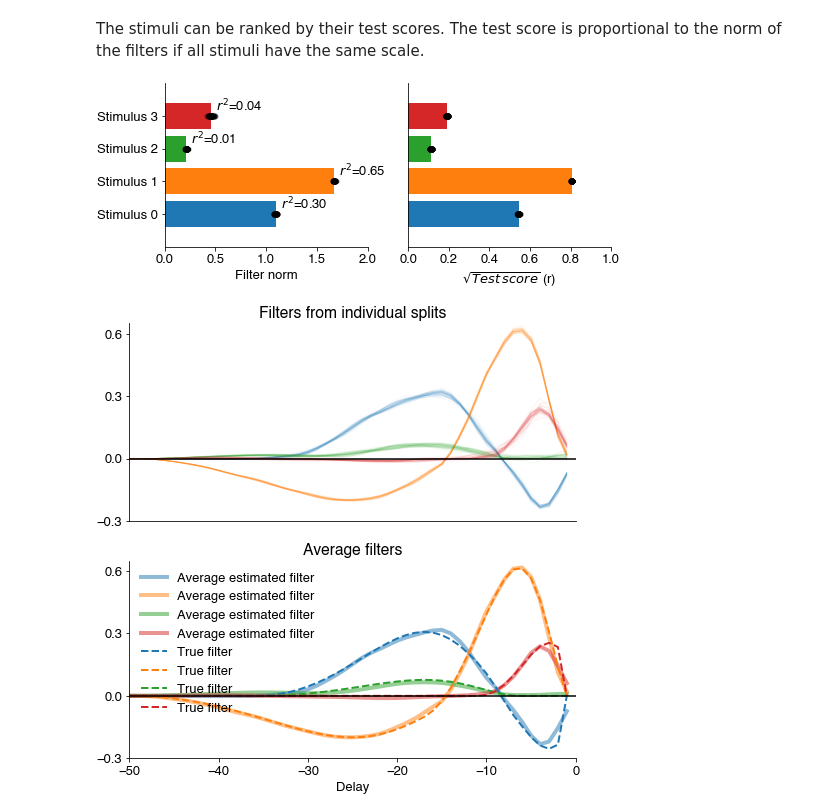
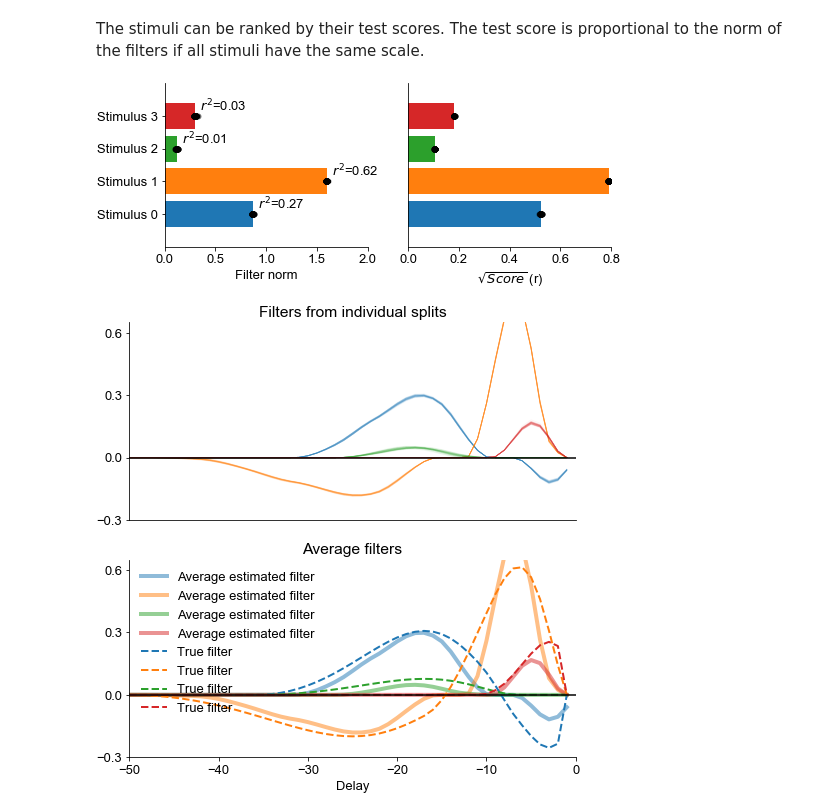
Before and after one commit to janclemenslab/glm_utils, a Jupyter notebook: demo/basics.ipynb, the cells around one changed output. Cells and saved outputs as stored; diff of their text form; code cells hidden in the pictures.

```diff
--- a/demo/basics.ipynb
+++ b/demo/basics.ipynb
@@ -136,5 +136,5 @@ The test score, [r2](https://en.wikipedia.org/wiki/Coefficient_of_determination)
 # %%
-lr = sklearn.linear_model.Lasso()
+lr = sklearn.linear_model.LassoCV()
 lr.fit(X_train, y_train)
-print(f"Test score (r2): {lr.score(X_test, y_test):1.2f}.")
+print(f"Test score ($r^2$): {lr.score(X_test, y_test):1.2f}.")
 # %% [output]
@@ -191,27 +191,27 @@ The stimuli can be ranked by their test scores. The test score is proportional t
 # %%
 stim_names = [f'Stimulus {ii}' for ii in range(nb_stim)]
 stim_colors = plt.rcParams['axes.prop_cycle'].by_key()['color']
 
 plt.figure(figsize=(8, 3))
 plt.subplot(121)
 for stim in range(nb_stim):
     plt.plot(filter_norms[stim], [stim]*nb_splits, 'ok', alpha=0.5)
     plt.barh(stim, np.mean(filter_norms[stim]))
     plt.text(np.mean(filter_norms[stim]) + 0.05, stim + 0.15, s=f"$r^2$={np.mean(test_scores[stim]):0.2f}")
 plt.yticks(np.arange(nb_stim), stim_names)
 plt.xlabel('Filter norm')
 plt.xlim(0)
 
 plt.subplot(122)
 for stim in range(nb_stim):
     plt.plot(np.sqrt(test_scores[stim]), [stim]*nb_splits, 'ok', alpha=0.5)
     plt.barh(stim, np.mean(np.sqrt(test_scores[stim])))
 plt.yticks(())
-plt.xlabel('$\sqrt{Test\,score}$ (r)')
+plt.xlabel('$\sqrt{Score}$ (r)')
 plt.xlim(0)
 plt.show()
 # %% [output]
-[figure, old version]
+[figure, new version]
 # %%
 plt.figure(figsize=(8, 8))
 plt.subplot(211)
@@ -235,4 +235,4 @@ plt.legend(loc='upper left')
 plt.title('Average filters')
 plt.show()
 # %% [output]
-[figure, old version]
+[figure, new version]
```
Also changed, not shown: parts of 4 cells of this notebook.
